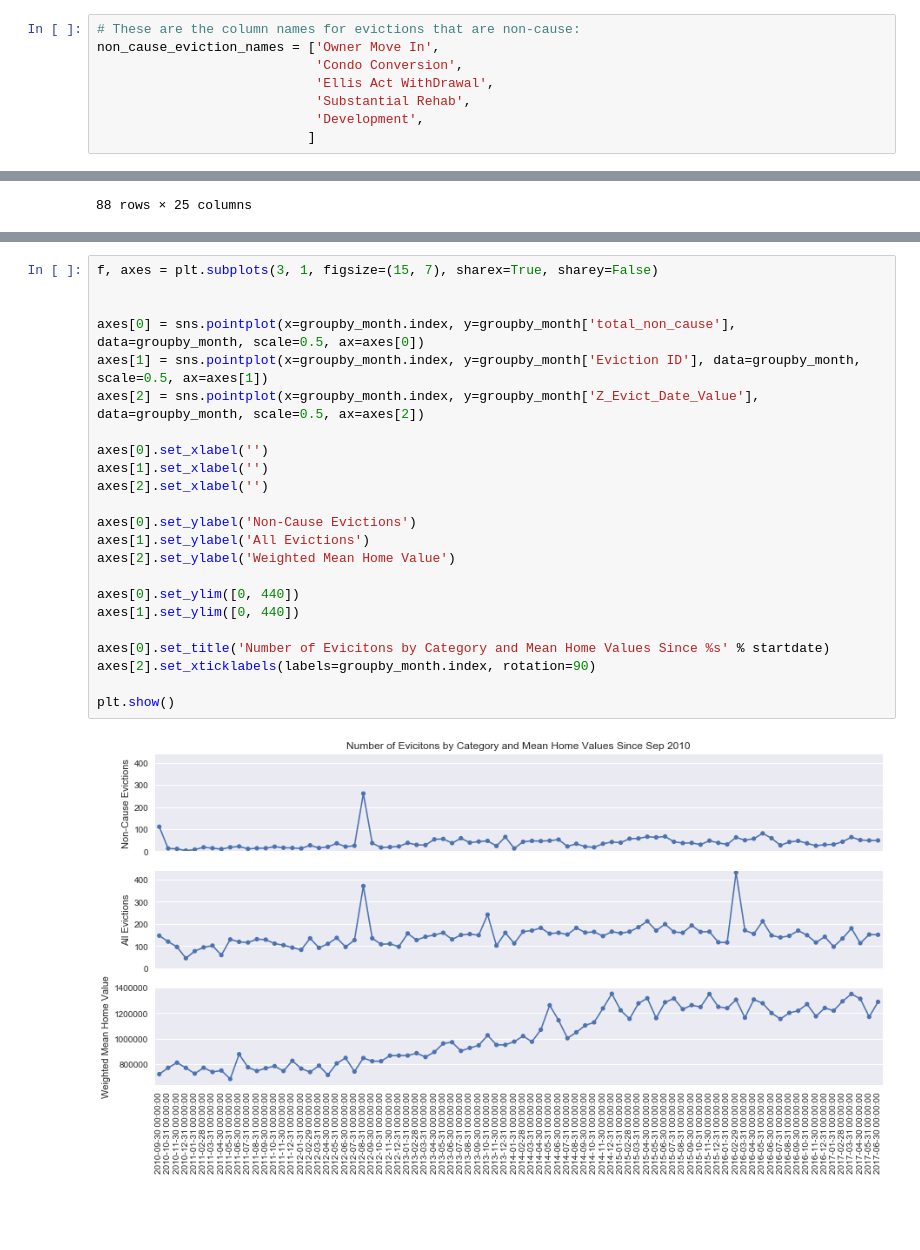
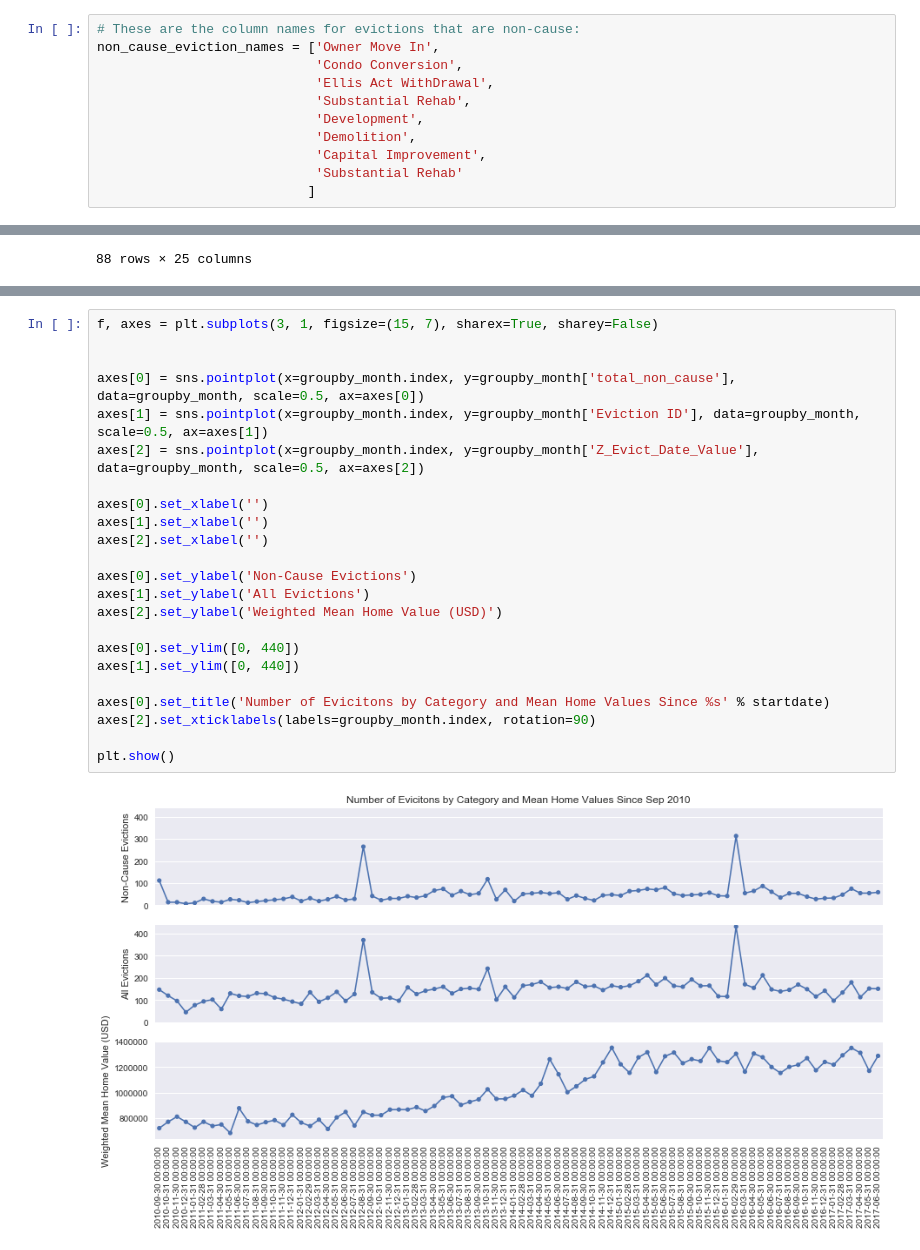
Before and after one commit to Jkremr/evictions-home-values, a Jupyter notebook: evictions-home-values.ipynb, the cells around one changed output, grey strips where cells are left out. Saved outputs shown, nothing was run; the diff lists cells and outputs as text; blank space fills up the shorter version.

```diff
--- a/evictions-home-values.ipynb
+++ b/evictions-home-values.ipynb
@@ -53,6 +53,9 @@ non_cause_eviction_names = ['Owner Move In',
                             'Ellis Act WithDrawal',
                             'Substantial Rehab',
                             'Development',
+                            'Demolition',
+                            'Capital Improvement',
+                            'Substantial Rehab'
                            ]
 # %%
 # Function appends data from Zillow API and data file using neighborhood()
@@ -369,25 +357,25 @@ groupby_month
 # %%
 f, axes = plt.subplots(3, 1, figsize=(15, 7), sharex=True, sharey=False)
 
 
 axes[0] = sns.pointplot(x=groupby_month.index, y=groupby_month['total_non_cause'], data=groupby_month, scale=0.5, ax=axes[0])
 axes[1] = sns.pointplot(x=groupby_month.index, y=groupby_month['Eviction ID'], data=groupby_month, scale=0.5, ax=axes[1])
 axes[2] = sns.pointplot(x=groupby_month.index, y=groupby_month['Z_Evict_Date_Value'], data=groupby_month, scale=0.5, ax=axes[2])
 
 axes[0].set_xlabel('')
 axes[1].set_xlabel('')
 axes[2].set_xlabel('')
 
 axes[0].set_ylabel('Non-Cause Evictions')
 axes[1].set_ylabel('All Evictions')
-axes[2].set_ylabel('Weighted Mean Home Value')
+axes[2].set_ylabel('Weighted Mean Home Value (USD)')
 
 axes[0].set_ylim([0, 440])
 axes[1].set_ylim([0, 440])
 
 axes[0].set_title('Number of Evicitons by Category and Mean Home Values Since %s' % startdate)
 axes[2].set_xticklabels(labels=groupby_month.index, rotation=90)
 
 plt.show()
 # %% [output]
-[figure, old version]
+[figure, new version]
```
Also changed, not shown: parts of 10 cells of this notebook.
